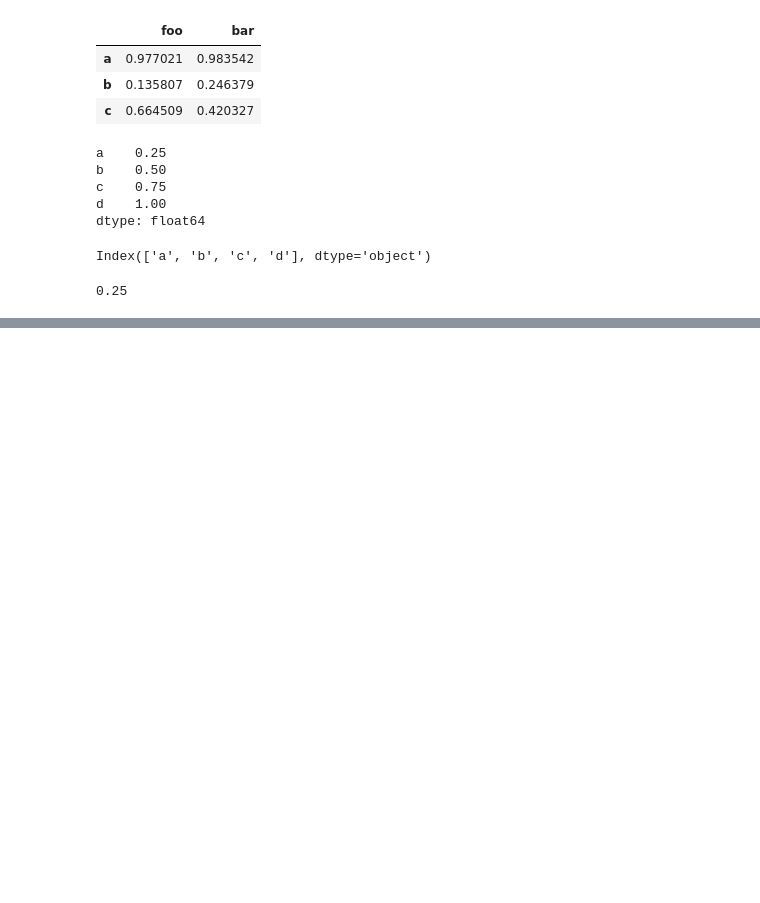
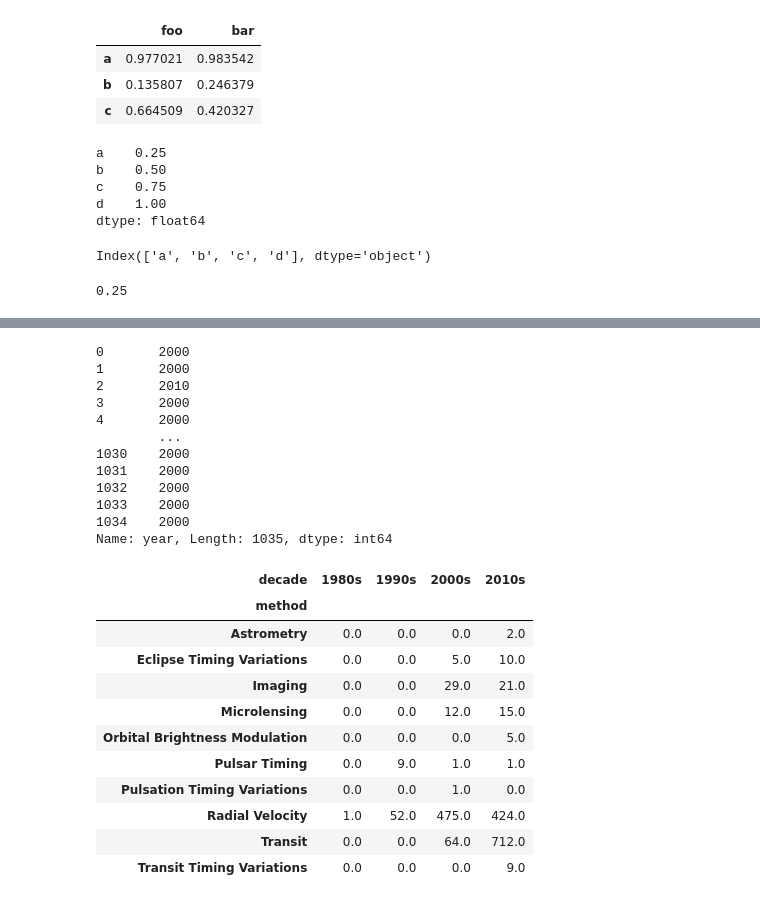
Before and after one commit to You-Gao/Python-Data-Science-Handbook, a Jupyter notebook: Chapter 3 Data Manipulation in Pandas.ipynb, the cells around one changed output, grey strips where cells are left out. Saved outputs shown, nothing was run; the diff lists cells and outputs as text; code cells hidden in the pictures; blank space fills up the shorter version.

```diff
--- a/Chapter 3 Data Manipulation in Pandas.ipynb
+++ b/Chapter 3 Data Manipulation in Pandas.ipynb
@@ -154,0 +364,31 @@ data[0]
+# %%
+decade = 10 * (planets['year'] // 10)
+print(decade)
+decade = decade.astype(str) + 's'
+decade.name = 'decade'
+planets.groupby(['method', decade])['number'].sum().unstack().fillna(0)
+# %% [output]
+0       2000
+1       2000
+2       2010
+3       2000
+4       2000
+        ...
+1030    2000
+1031    2000
+1032    2000
+1033    2000
+1034    2000
+Name: year, Length: 1035, dtype: int64
+| decade | 1980s | 1990s | 2000s | 2010s |
+| method |  |  |  |  |
+| Astrometry | 0.0 | 0.0 | 0.0 | 2.0 |
+| Eclipse Timing Variations | 0.0 | 0.0 | 5.0 | 10.0 |
+| Imaging | 0.0 | 0.0 | 29.0 | 21.0 |
+| Microlensing | 0.0 | 0.0 | 12.0 | 15.0 |
+| Orbital Brightness Modulation | 0.0 | 0.0 | 0.0 | 5.0 |
+| Pulsar Timing | 0.0 | 9.0 | 1.0 | 1.0 |
+| Pulsation Timing Variations | 0.0 | 0.0 | 1.0 | 0.0 |
+| Radial Velocity | 1.0 | 52.0 | 475.0 | 424.0 |
+| Transit | 0.0 | 0.0 | 64.0 | 712.0 |
+| Transit Timing Variations | 0.0 | 0.0 | 0.0 | 9.0 |
```
Also changed, not shown: parts of 32 cells of this notebook, 1 other file.
